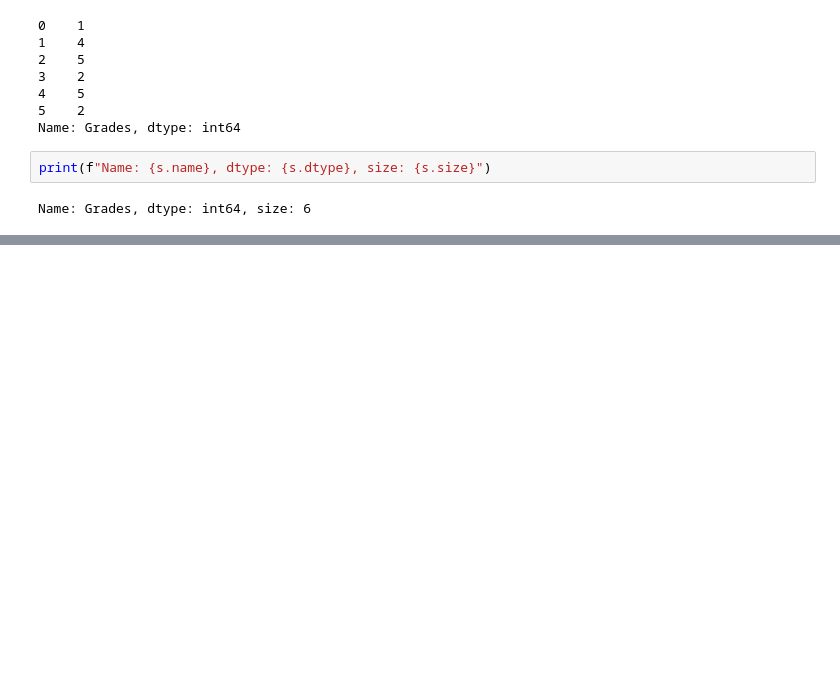
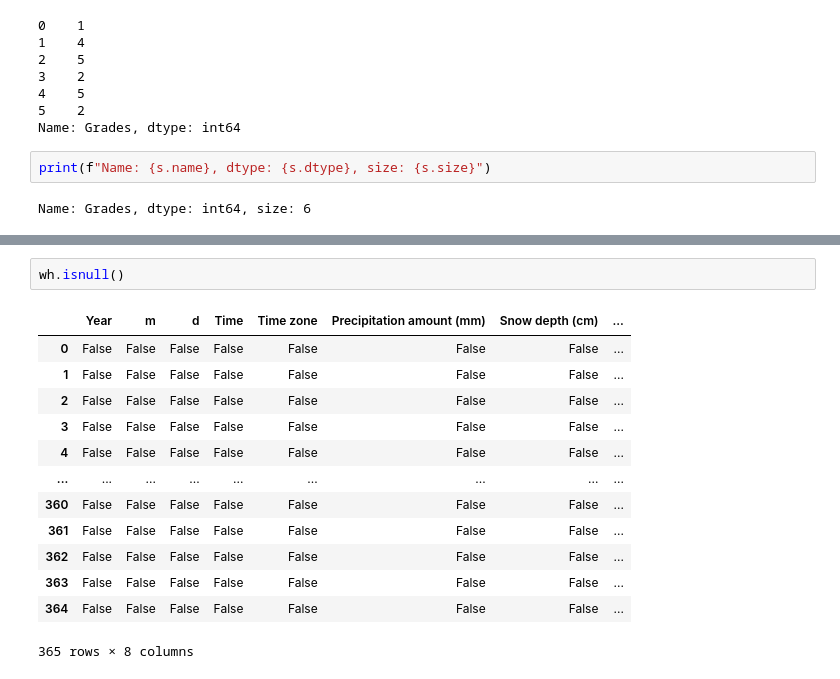
Before and after one commit to tauimonen/Data-science, a Jupyter notebook: advanced_numpy.ipynb, the cells around one changed output, grey strips where cells are left out. Saved outputs shown, nothing was run; the diff lists cells and outputs as text; blank space fills up the shorter version.

```diff
--- a/advanced_numpy.ipynb
+++ b/advanced_numpy.ipynb
@@ -1250,0 +1531,16 @@ Name: Grades, dtype: int64, size: 6
+# %%
+wh.isnull()
+# %% [output]
+|  | Year | m | d | Time | Time zone | Precipitation amount (mm) | Snow depth (cm) | ... |
+| 0 | False | False | False | False | False | False | False | ... |
+| 1 | False | False | False | False | False | False | False | ... |
+| 2 | False | False | False | False | False | False | False | ... |
+| 3 | False | False | False | False | False | False | False | ... |
+| 4 | False | False | False | False | False | False | False | ... |
+| ... | ... | ... | ... | ... | ... | ... | ... | ... |
+| 360 | False | False | False | False | False | False | False | ... |
+| 361 | False | False | False | False | False | False | False | ... |
+| 362 | False | False | False | False | False | False | False | ... |
+| 363 | False | False | False | False | False | False | False | ... |
+| 364 | False | False | False | False | False | False | False | ... |
+365 rows × 8 columns
```
Also changed, not shown: parts of 55 cells of this notebook, 1 other file.
